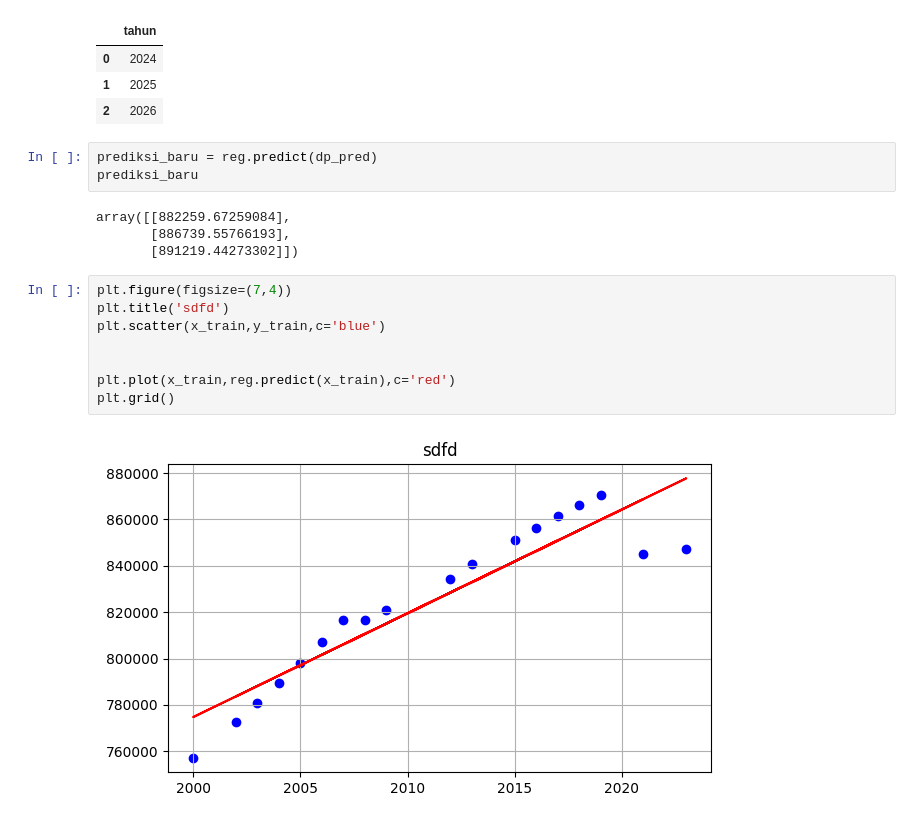
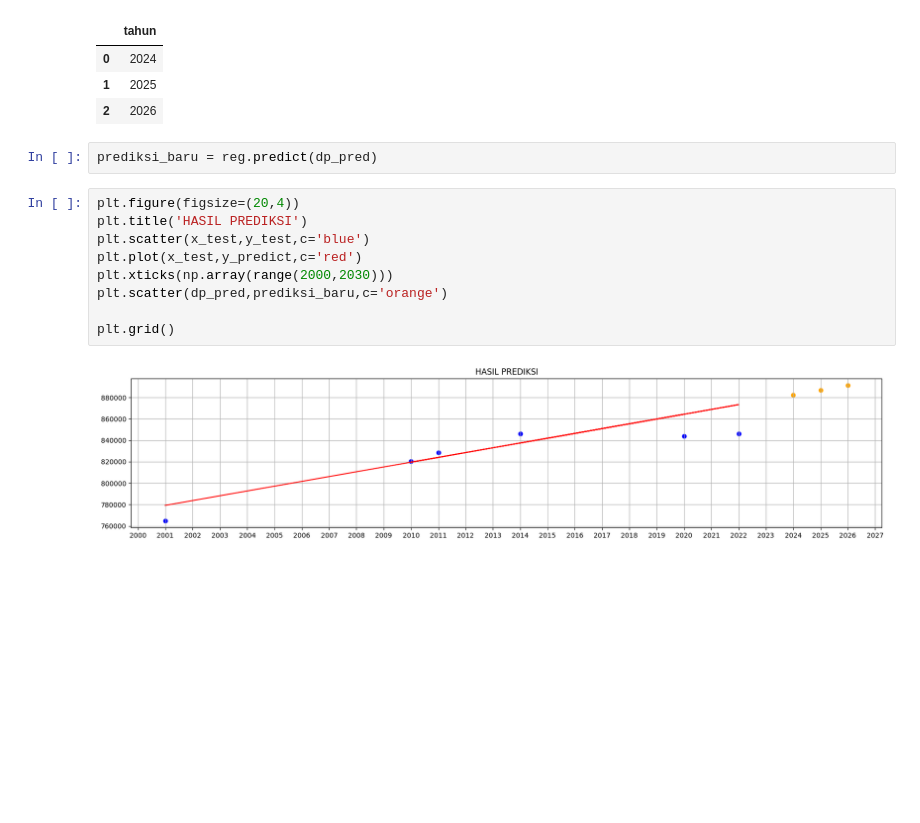
Before and after one commit to aufall02/tugas-data-mining---linier-regresion, a Jupyter notebook: LinierRegresion.ipynb, the cells around one changed output. Saved outputs shown, nothing was run; the diff lists cells and outputs as text; blank space fills up the shorter version.

```diff
--- a/LinierRegresion.ipynb
+++ b/LinierRegresion.ipynb
@@ -97,18 +132,14 @@ dp_pred
 | 2 | 2026 |
 # %%
 prediksi_baru = reg.predict(dp_pred)
-prediksi_baru
-# %% [output]
-array([[882259.67259084],
-       [886739.55766193],
-       [891219.44273302]])
 # %%
-plt.figure(figsize=(7,4))
-plt.title('sdfd')
-plt.scatter(x_train,y_train,c='blue')
+plt.figure(figsize=(20,4))
+plt.title('HASIL PREDIKSI')
+plt.scatter(x_test,y_test,c='blue')
+plt.plot(x_test,y_predict,c='red')
+plt.xticks(np.array(range(2000,2030)))
+plt.scatter(dp_pred,prediksi_baru,c='orange')
 
-
-plt.plot(x_train,reg.predict(x_train),c='red')
 plt.grid()
 # %% [output]
-[figure, old version]
+[figure, new version]
```
Also changed, not shown: parts of 12 cells of this notebook.
